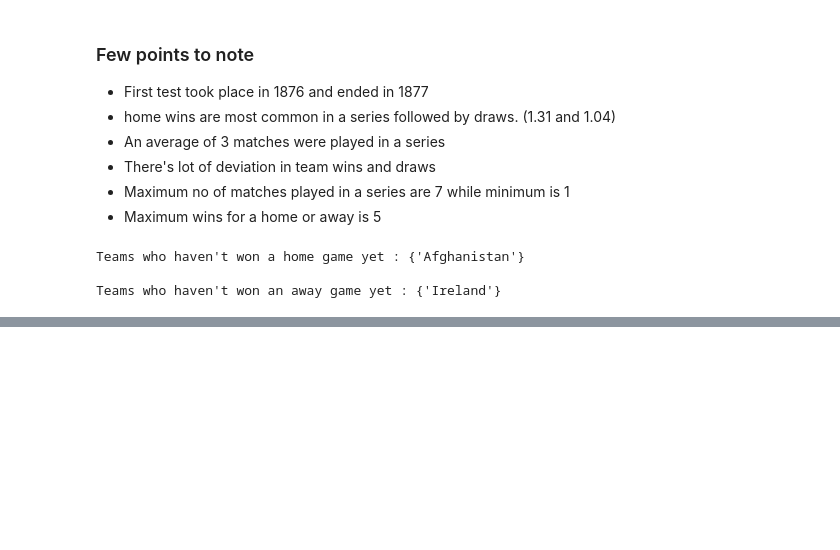
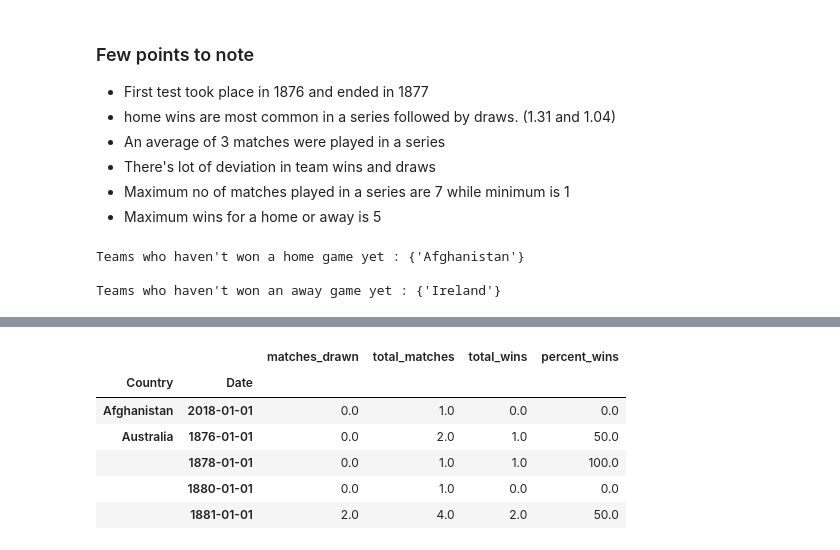
Before and after one commit to si-sa/Cricket-test-series-data, a Jupyter notebook: Cricket all test series web scraped data - Analysis and Exploration.ipynb, the cells around one changed output, grey strips where cells are left out. Saved outputs shown, nothing was run; the diff lists cells and outputs as text; code cells hidden in the pictures; blank space fills up the shorter version.

Commit message:
Analying cleaned data ( in progress )

```diff
--- a/Cricket all test series web scraped data - Analysis and Exploration.ipynb
+++ b/Cricket all test series web scraped data - Analysis and Exploration.ipynb
@@ -482,0 +502,12 @@ Teams who haven't won an away game yet : {'Ireland'}
+# %%
+# lets check for total matches played, wins and draws by a team across years
+series_home = series_df_cleaned.groupby(['Home', 'start'])['home_wins', 'matches_drawn', 'total_matches'].sum()
+series_away = series_df_cleaned.groupby(['Away', 'start'])['away_wins', 'matches_drawn', 'total_matches'].sum()
+# %%
+df3 = pd.concat([series_home, series_away], axis=1).sort_index()
+df3 = df3.fillna(0)
+df3 = df3.groupby(level=0, axis=1).apply(lambda x: x.apply(sum, axis=1))
+df3['total_wins'] = df3['away_wins'] + df3['home_wins']
+df3['percent_wins'] = (df3['total_wins']/df3['total_matches'])*100
+df3 = df3.drop(columns=['away_wins', 'home_wins'])
+df3.head()
@@ -482,0 +521,12 @@ Teams who haven't won an away game yet : {'Ireland'}
+# %%
+df3.index = df3.index.set_levels([df3.index.levels[0], pd.to_datetime(df3.index.levels[1], format='%Y')])
+df3.index.names = ['Country', 'Date']
+df3.head()
+# %% [output]
+|  |  | matches_drawn | total_matches | total_wins | percent_wins |
+| Country | Date |  |  |  |  |
+| Afghanistan | 2018-01-01 | 0.0 | 1.0 | 0.0 | 0.0 |
+| Australia | 1876-01-01 | 0.0 | 2.0 | 1.0 | 50.0 |
+|  | 1878-01-01 | 0.0 | 1.0 | 1.0 | 100.0 |
+|  | 1880-01-01 | 0.0 | 1.0 | 0.0 | 0.0 |
+|  | 1881-01-01 | 2.0 | 4.0 | 2.0 | 50.0 |
```
Also changed, not shown: parts of 11 cells of this notebook.
